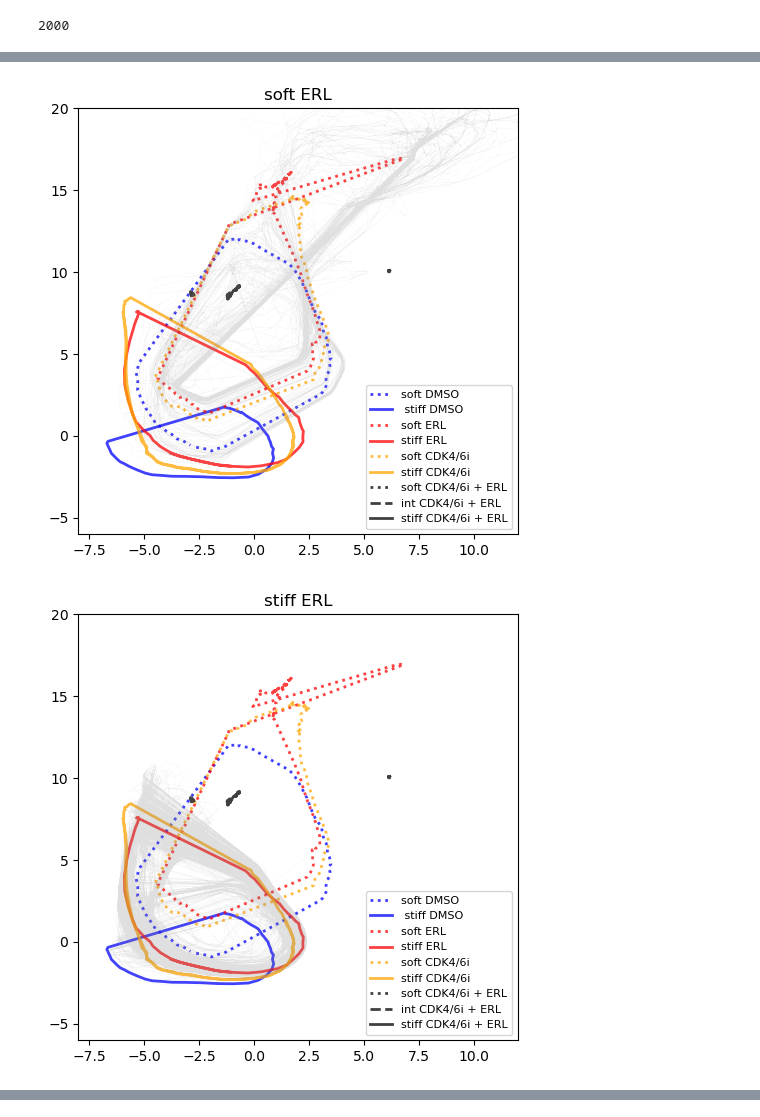
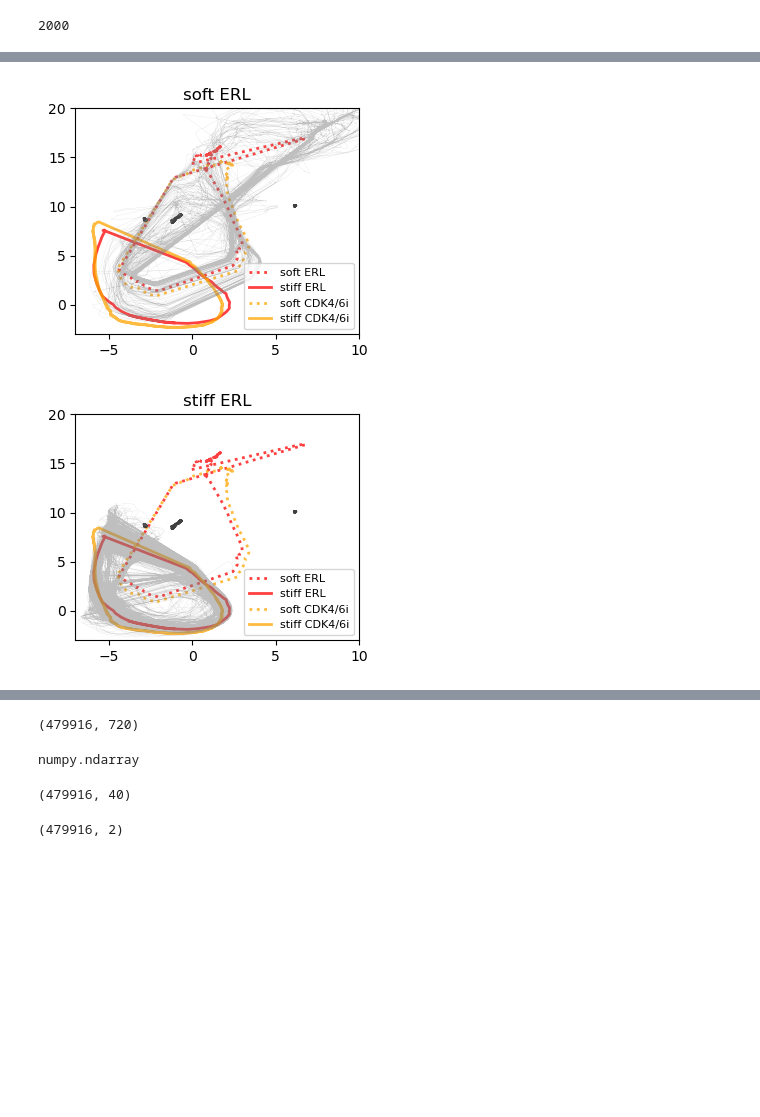
Before and after one commit to QuLab-VU/ECM_cell_cycle_model, a Jupyter notebook: Figures/Fig7/Fig7.ipynb, the cells around one changed output, grey strips where cells are left out. Cells and saved outputs as stored; diff of their text form; code cells hidden in the pictures; blank space fills up the shorter version.

```diff
--- a/Figures/Fig7/Fig7.ipynb
+++ b/Figures/Fig7/Fig7.ipynb
@@ -16,24 +26,22 @@ from random import randint
 # %%
 SAVEFILES = True
 OVERWRITE = False
-USE_ORIGINAL = True # If False, will look for user-generated data in SAVE_DIR, else will pull from Data directory in repo
 
 SAVE_DIR = Path("~/ECM_mod_output/").expanduser()
 
 rcParams.update({'figure.autolayout': True})
 
 sys_type = sys.platform
+# stoch_embed_fn = Path('../../Data/UMAP_embeddings/all_embedding_stoch_cdk46i.sav')
+stoch_embed_fn = Path('../../Data/UMAP_embeddings/all_embedding_stoch_cdk46i_allconds_mac.sav')
+ode_embed_fn = Path(str(stoch_embed_fn).replace('stoch', 'ode'))
 
 if sys_type == 'darwin':
     sys_name = 'mac'
-if sys_type == 'win32':
+elif sys_type == 'win32':
     sys_name = 'win'
-if sys_type == 'linux':
-    sys_name = sys_type
-
-# stoch_embed_fn = Path('../../Data/UMAP_embeddings/all_embedding_stoch_cdk46i.sav')
-stoch_embed_fn = SAVE_DIR / 'all_embedding_stoch_cdk46i_allconds_mac.sav'
-ode_embed_fn = Path(str(stoch_embed_fn).replace('stoch', 'ode'))
+elif sys_type == 'linux':
+    sys_name = 'linux'
 # %% [markdown]
 ### Load UMAP embedding of CDK4/6i data
 UMAP embeddings should be `SAVE_DIR`. If they are not detected, they will be downloaded automatically.
@@ -75,13 +87,14 @@ cond = ['soft DMSO', 'int DMSO',' stiff DMSO',
         'soft CDK4/6i', 'int CDK4/6i', 'stiff CDK4/6i',
         'soft CDK4/6i + ERL', 'int CDK4/6i + ERL', 'stiff CDK4/6i + ERL']
 # %%
-for i in [0,2,3,5,6,8,9,10,11,]:
+plt.figure(figsize=(3.5,3))
+for i in [3,5,6,8,9,10,11,]:
     plt.plot(embed_dat_ode[i*ode_l:(i*ode_l+plot_ode_len[i]),0],
             embed_dat_ode[i*ode_l:(i*ode_l+plot_ode_len[i]),1],
             color=col[i], lw=2, linestyle=ode_lsty[i], alpha=.75)
 
-    plt.xlim(-8,12)
-    plt.ylim(-6,20)
+    plt.xlim(-7,10)
+    plt.ylim(-3,20)
 
-    plt.legend([cond[x] for x in [0,2,3,5,6,8,9,10,11]], loc='lower right', fontsize=8)
+    plt.legend([cond[x] for x in [3,5,6,8,]], loc='lower right', fontsize=8)
 # %% [output]
@@ -89,18 +102,18 @@ for i in [0,2,3,5,6,8,9,10,11,]:
 # %%
 for pos in [3,5,8,9,10,11,]:
-    plt.figure(figsize=(5,5))
-    for i in [0,2,3,5,6,8,9,10,11,]:
+    plt.figure(figsize=(3.5,3))
+    for i in [3,5,6,8,9,10,11,]:
         plt.plot(embed_dat_ode[i*ode_l:(i*ode_l+plot_ode_len[i]),0],
                 embed_dat_ode[i*ode_l:(i*ode_l+plot_ode_len[i]),1],
                 color=col[i], lw=2, linestyle=ode_lsty[i], alpha=.75)
 
-        plt.xlim(-8,12)
-        plt.ylim(-6,20)
+        plt.xlim(-7,10)
+        plt.ylim(-3,20)
 
-        plt.legend([cond[x] for x in [0,2,3,5,6,8,9,10,11]], loc='lower right', fontsize=8)
+        plt.legend([cond[x] for x in [3,5,6,8]], loc='lower right', fontsize=8)
     embed_plot = get_traj(embed_dat, pos, stoch_l)
     plt.title(cond[pos])
-    plt.plot(embed_plot[:,0], embed_plot[:,1], lw=0.1, color='gray', alpha=0.25)
+    plt.plot(embed_plot[:,0], embed_plot[:,1], lw=0.1, color='gray', alpha=0.5)
 # %% [output]
-[figure, old version]
+[figure, new version]
-[figure, old version]
+[figure, new version]
@@ -110,0 +124,37 @@ for pos in [3,5,8,9,10,11,]:
+# %%
+prot_stoch_db = 'https://www.dropbox.com/scl/fi/iprgj8hoam2xsx9dmea38/all_prot_stoch_cdk46i_allconds_mac.sav?rlkey=wagqlu4x3isj5vedsvym7ylti&dl=1'
+prot_stoch_fp = Path(SAVE_DIR, f'all_prot_stoch_cdk46i.sav')
+time_stoch_db = 'https://www.dropbox.com/scl/fi/dh41n8v5v26av8nq9qmpg/all_time_cdk46i_tmp.sav?rlkey=ivh9armqozawg2bg5hzxxnm3l&dl=1'
+time_stoch_fp = Path(SAVE_DIR, f'all_time_cdk46i_tmp.sav')
+
+if not prot_stoch_fp.exists():
+    if not sys_type == 'win32':
+        os.system(f'wget -O {SAVE_DIR}/all_prot_stoch_cdk46i.sav {prot_stoch_db}')
+    else:
+        !curl -L -o all_prot_stoch_cdk46i.sav $prot_stoch_db
+        !mv all_prot_stoch_cdk46i.sav $SAVE_DIR
+
+all_prot = joblib.load(prot_stoch_fp)
+all_prot.shape
+# %% [output]
+(479916, 720)
+# %%
+type(all_prot)
+# %% [output]
+numpy.ndarray
+# %%
+if not time_stoch_fp.exists():
+    if not sys_type == 'win32':
+        os.system(f'wget -O {time_stoch_fp} {time_stoch_db}')
+    else:
+        !curl -L -o all_time_cdk46i_tmp.sav $time_stoch_db
+        !mv all_time_cdk46i_tmp.sav $SAVE_DIR
+
+all_time_tmp = joblib.load(time_stoch_fp)
+all_time_tmp.shape
+# %% [output]
+(479916, 40)
+# %%
+embed_dat.shape
+# %% [output]
+(479916, 2)
```
Also changed, not shown: parts of 11 cells of this notebook, 2 other files.
